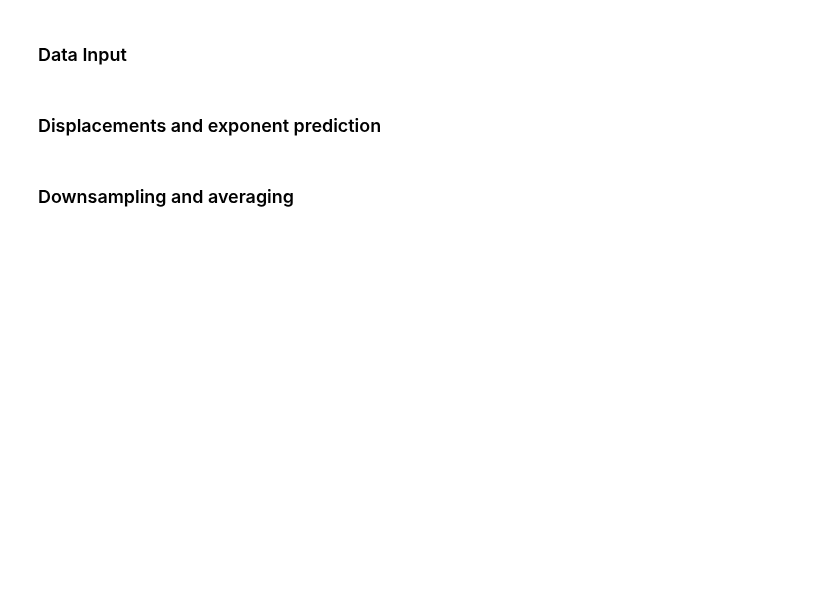
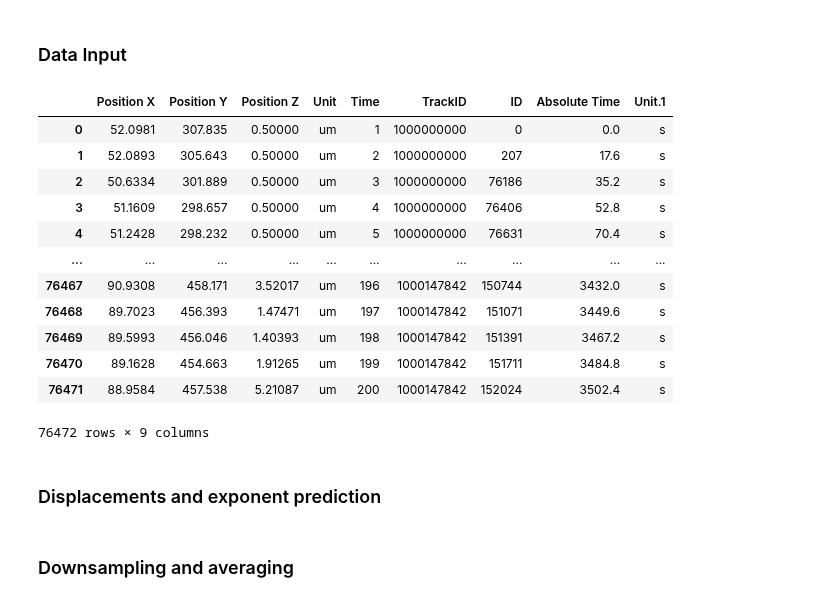
Before and after one commit to paulvautravers/Mphys-Sem-1, a Jupyter notebook: haemocyte_fbm.ipynb, the cells around one changed output. Cells and saved outputs as stored; diff of their text form; code cells hidden in the pictures; blank space fills up the shorter version.

```diff
--- a/haemocyte_fbm.ipynb
+++ b/haemocyte_fbm.ipynb
@@ -10,12 +11,15 @@ from scipy import stats
 # %% [markdown]
 ### Data Input
 # %%
+filename = 'Control_frame001-200'
+path = 'haemocyte_tracking_data/'+filename
+
 #load data
-d = pd.read_csv('defLanB1_300817_frame200-400.csv')
+d = pd.read_csv(path+'.csv')
 # (I renamed first Time column to Absolute Time)
 
-window = 20  # set size of window
-step_sizes = [1, 2, 3, 4, 5, 6, 7, 8]  # downsampling step sizes
+window = 14  # set size of window
+step_sizes = [1, 3]  # downsampling step sizes
 
 # only keep data for tracks with more points than the window size even at the greatest downsampling rate
 #tracks_to_keep = d[ (d['Time']//max(step_sizes)) > (window+1) ]['TrackID']  # wrong!
@@ -38,3 +40,19 @@ step_sizes = [1, 2, 3, 4, 5, 6, 7, 8]  # downsampling step sizes
+# %%
+d
+# %% [output]
+|  | Position X | Position Y | Position Z | Unit | Time | TrackID | ID | Absolute Time | Unit.1 |
+| 0 | 52.0981 | 307.835 | 0.50000 | um | 1 | 1000000000 | 0 | 0.0 | s |
+| 1 | 52.0893 | 305.643 | 0.50000 | um | 2 | 1000000000 | 207 | 17.6 | s |
+| 2 | 50.6334 | 301.889 | 0.50000 | um | 3 | 1000000000 | 76186 | 35.2 | s |
+| 3 | 51.1609 | 298.657 | 0.50000 | um | 4 | 1000000000 | 76406 | 52.8 | s |
+| 4 | 51.2428 | 298.232 | 0.50000 | um | 5 | 1000000000 | 76631 | 70.4 | s |
+| ... | ... | ... | ... | ... | ... | ... | ... | ... | ... |
+| 76467 | 90.9308 | 458.171 | 3.52017 | um | 196 | 1000147842 | 150744 | 3432.0 | s |
+| 76468 | 89.7023 | 456.393 | 1.47471 | um | 197 | 1000147842 | 151071 | 3449.6 | s |
+| 76469 | 89.5993 | 456.046 | 1.40393 | um | 198 | 1000147842 | 151391 | 3467.2 | s |
+| 76470 | 89.1628 | 454.663 | 1.91265 | um | 199 | 1000147842 | 151711 | 3484.8 | s |
+| 76471 | 88.9584 | 457.538 | 5.21087 | um | 200 | 1000147842 | 152024 | 3502.4 | s |
+76472 rows × 9 columns
 # %% [markdown]
 ### Displacements and exponent prediction
 # %%
```
Also changed, not shown: parts of 13 cells of this notebook.
